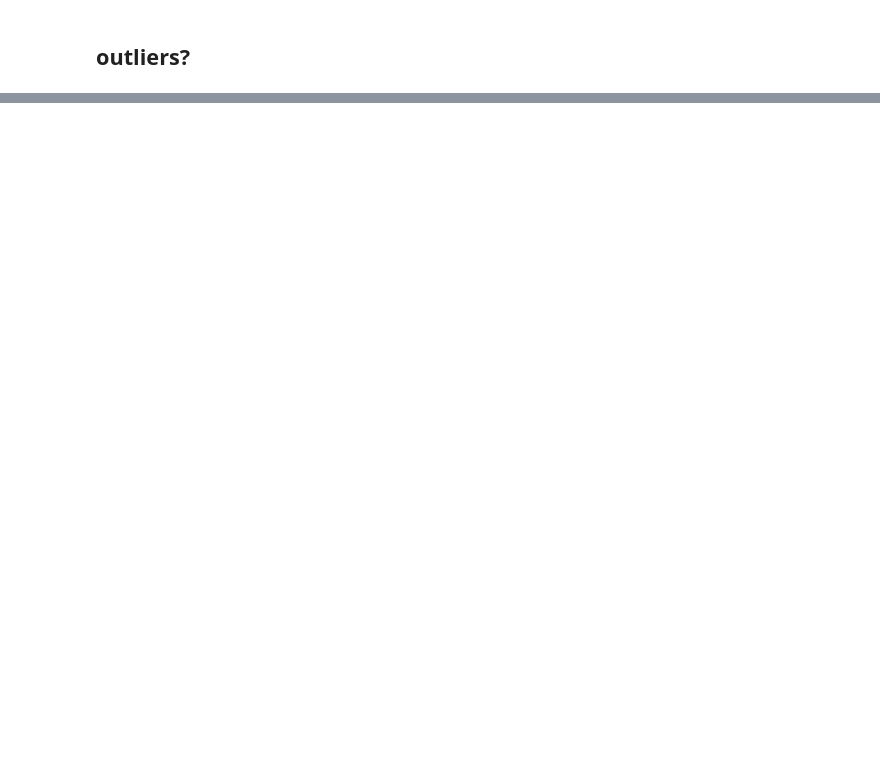
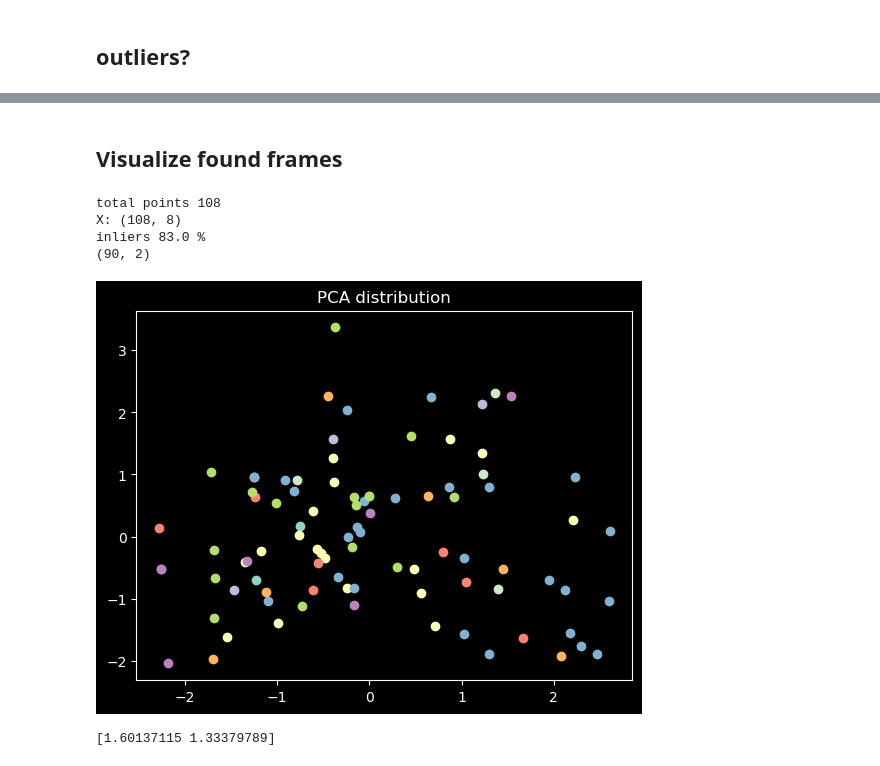
Before and after one commit to TobiasBjork/VowelProject, a Jupyter notebook: features.ipynb, the cells around one changed output, grey strips where cells are left out. Saved outputs shown, nothing was run; the diff lists cells and outputs as text; code cells hidden in the pictures; blank space fills up the shorter version.

```diff
--- a/features.ipynb
+++ b/features.ipynb
@@ -220,7 +217,7 @@ for k, w in enumerate(words_conf1):
 
     # MAYBE SHOULDNT VOL THRESHOLD HERE, FALSE PEAKS
     frames, f_start = tools.split_frames(
-        x, fl, Fs, overlap=0, vol_thr=0.1, print_info=False
+        x, fl, Fs, overlap=0, vol_thr=0.0, print_info=False
     )
 
     peak_frames, hnr_frames = tools.HNR_short(frames, Fs, len(vowels))
@@ -229,8 +226,9 @@ for k, w in enumerate(words_conf1):
         v = vowels[i]
         f = frames[p]
         grouped_frames[v].append(f)
-        mfcc = tools.get_mfcc(f, Fs)
-        grouped_features[v].append(mfcc)
+        mfcc = tools.get_mfcc(f, Fs, n=7, normalize=True)
+        feat_vec = np.concatenate((mfcc, [hnr_frames[p]]))
+        grouped_features[v].append(feat_vec)
         grouped_hnr[v].append(hnr_frames[p])
 # %%
 print("# frames per vowel")
@@ -362,0 +364,47 @@ inliers 70.0 %
+# %% [markdown]
+## Visualize found frames
+# %%
+labels = []  # list of vowel labels
+feature_vects = []
+for v in grouped_features.keys():
+    for f in grouped_features[v]:
+        labels.append(v)
+        feature_vects.append(f)
+labels = np.array(labels)
+print("total points", len(labels))
+
+X = np.array(feature_vects)
+sc_X = preprocessing.StandardScaler()
+X = sc_X.fit_transform(X)
+print("X:", X.shape)
+
+# outliers
+clf = ensemble.IsolationForest(random_state=0)
+clf.fit(X)
+
+inliers = clf.predict(X) > 0
+X_in = X[inliers, :]
+labels_in = labels[inliers]
+print(f"inliers {np.around(100*sum(inliers)/len(X))} %")
+
+# PCA decomp
+pca = decomposition.PCA(n_components=2)
+pca.fit(X_in)
+X_pca = pca.transform(X_in)
+
+print(X_pca.shape)
+plt.figure()
+for v in grouped_features.keys():
+    ind = labels_in == v
+    plt.scatter(X_pca[ind, 0], X_pca[ind, 1])
+plt.title("PCA distribution")
+plt.show()
+
+print(pca.explained_variance_)
+# %% [output]
+total points 108
+X: (108, 8)
+inliers 83.0 %
+(90, 2)
+[figure, added]
+[1.60137115 1.33379789]
```
Also changed, not shown: parts of 12 cells of this notebook, 5 other files.
